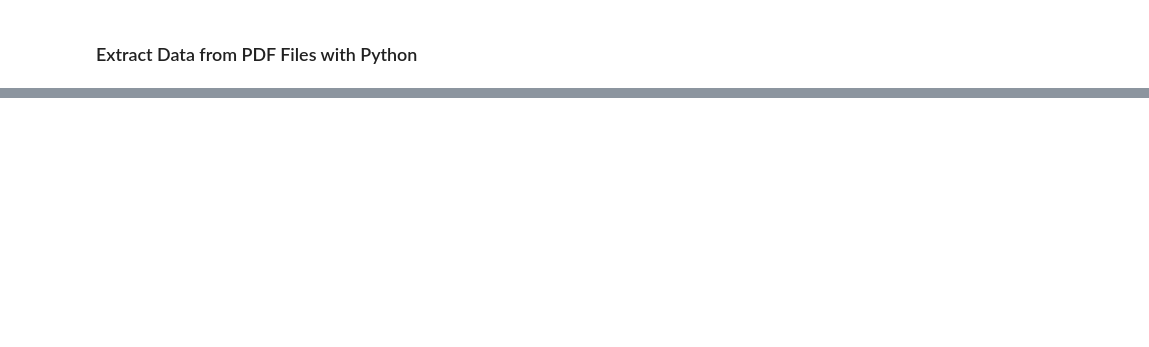
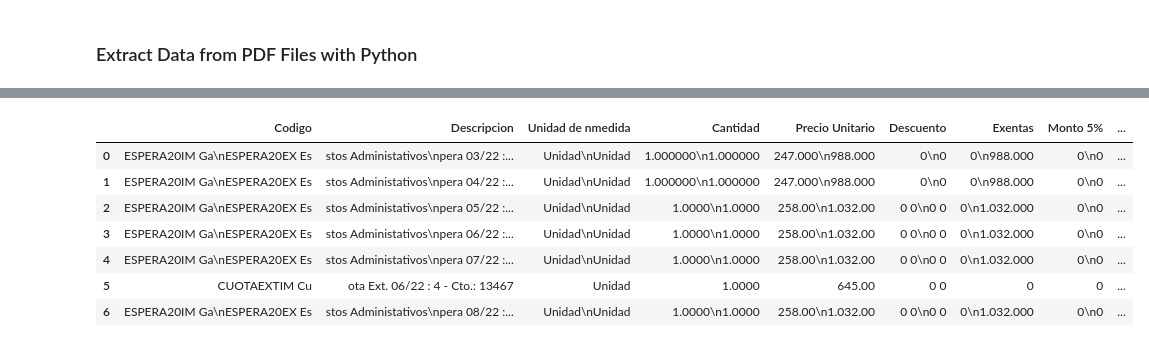
Before and after one commit to rofigueredo/PythonAnalysis, a Jupyter notebook: Files manage/ETL_fact.ipynb, the cells around one changed output, grey strips where cells are left out. Saved outputs shown, nothing was run; the diff lists cells and outputs as text; code cells hidden in the pictures; blank space fills up the shorter version.

```diff
--- a/Files manage/ETL_fact.ipynb
+++ b/Files manage/ETL_fact.ipynb
@@ -275,0 +183,43 @@ df.dtypes
+# %%
+rutaEspec = r"C:\\Users\\rfigu\\Pictures\\Fortaleza\\facturaElectronicasV1"
+
+df_archivos_v1 = []
+ciclo = 0
+
+for dirpath, dirnames, filenames in os.walk(rutaEspec):
+    for filename in filenames:
+        if filename.endswith('.pdf'):
+            file_paths = os.path.join(dirpath, filename)
+            # Se utiliza pdfPlumber para leer los datos de la tabla factura
+            with pdfplumber.open(file_paths) as temp:
+                print(file_paths)
+                ciclo += 1
+                    # Nombre de pdf dinamico
+                print(f"pdf_{ciclo}")
+                first_page = temp.pages[0]
+                        # print(first_page.extract_table())
+                dfnames = first_page.extract_table()
+                df_t = pd.DataFrame(dfnames)
+                headers = df_t.iloc[0].values
+                df_t.columns = headers
+                df_t.drop(index=0, axis=0, inplace=True)
+                df_t = df_t.dropna()
+
+                    # Se agrega el Nro de Factura al Df # factura version 1
+                texto = first_page.extract_text()
+                nroFact  = texto[327:342]
+                print("Nro Factura: {}".format(nroFact))
+                df_t['NroFactura']=nroFact
+
+                #   #Se agrega la fecha y Hora impresa en la factura version 1
+                lines = texto.split('\n')
+                filtered_lines = [line for line in lines if 'Fecha de Emisión:' in line]
+                fechafact =str(filtered_lines)[20:30]
+                print("Fecha Emision: {}".format(fechafact))
+                df_t['FechaEmision']=fechafact
+                df_archivos_v1.append(df_t)
+                            # if ciclo == 2:
+                            #     break    # break here
+
+            df_v1 = pd.concat(df_archivos_v1, ignore_index=True)
+            df_v1.columns = diccColumnas
@@ -275,0 +244,11 @@ df.dtypes
+# %%
+df_v1
+# %% [output]
+|  | Codigo | Descripcion | Unidad de nmedida | Cantidad | Precio Unitario | Descuento | Exentas | Monto 5% | ... |
+| 0 | ESPERA20IM Ga\nESPERA20EX Es | stos Administativos\npera 03/22 :... | Unidad\nUnidad | 1.000000\n1.000000 | 247.000\n988.000 | 0\n0 | 0\n988.000 | 0\n0 | ... |
+| 1 | ESPERA20IM Ga\nESPERA20EX Es | stos Administativos\npera 04/22 :... | Unidad\nUnidad | 1.000000\n1.000000 | 247.000\n988.000 | 0\n0 | 0\n988.000 | 0\n0 | ... |
+| 2 | ESPERA20IM Ga\nESPERA20EX Es | stos Administativos\npera 05/22 :... | Unidad\nUnidad | 1.0000\n1.0000 | 258.00\n1.032.00 | 0 0\n0 0 | 0\n1.032.000 | 0\n0 | ... |
+| 3 | ESPERA20IM Ga\nESPERA20EX Es | stos Administativos\npera 06/22 :... | Unidad\nUnidad | 1.0000\n1.0000 | 258.00\n1.032.00 | 0 0\n0 0 | 0\n1.032.000 | 0\n0 | ... |
+| 4 | ESPERA20IM Ga\nESPERA20EX Es | stos Administativos\npera 07/22 :... | Unidad\nUnidad | 1.0000\n1.0000 | 258.00\n1.032.00 | 0 0\n0 0 | 0\n1.032.000 | 0\n0 | ... |
+| 5 | CUOTAEXTIM Cu | ota Ext. 06/22 : 4 - Cto.: 13467 | Unidad | 1.0000 | 645.00 | 0 0 | 0 | 0 | ... |
+| 6 | ESPERA20IM Ga\nESPERA20EX Es | stos Administativos\npera 08/22 :... | Unidad\nUnidad | 1.0000\n1.0000 | 258.00\n1.032.00 | 0 0\n0 0 | 0\n1.032.000 | 0\n0 | ... |
```
Also changed, not shown: parts of 47 cells of this notebook.
